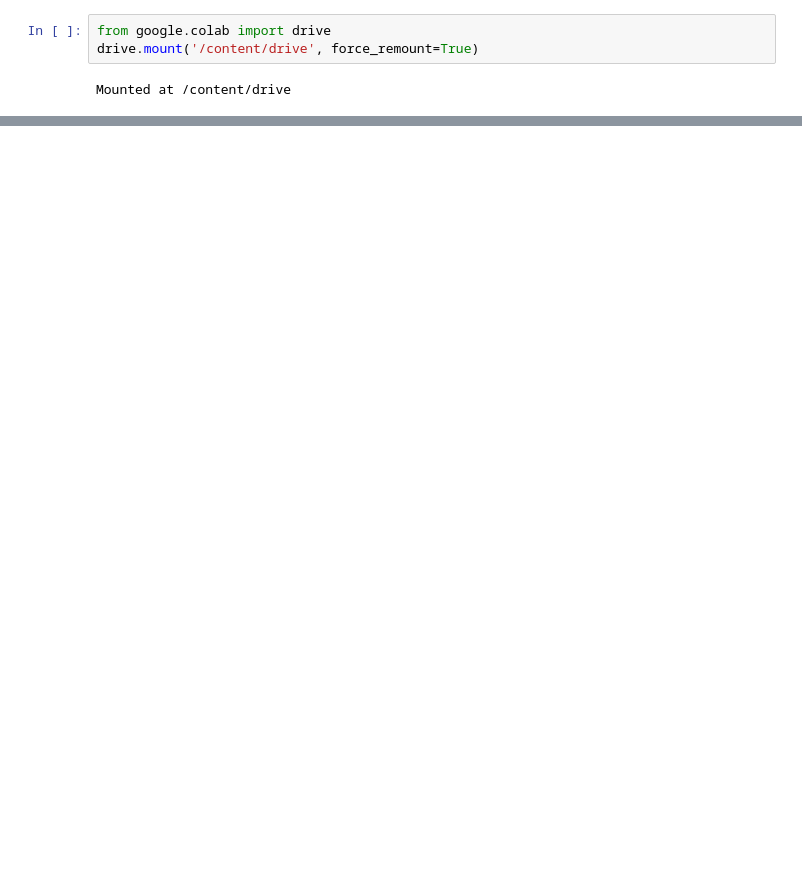
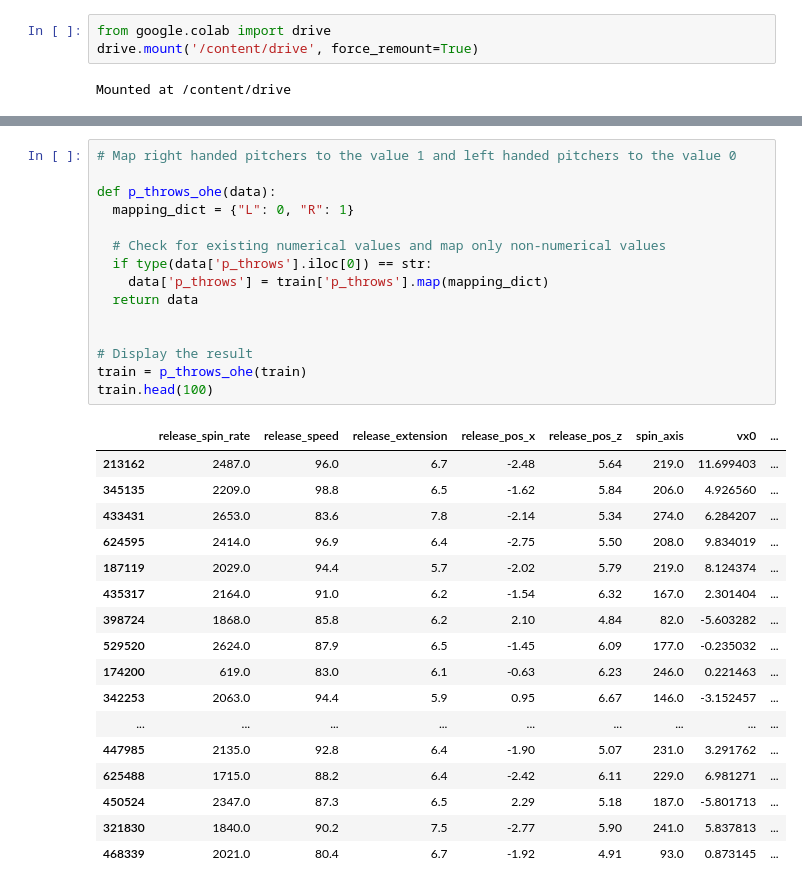
Before and after one commit to willcoomans5/mlb_predictions, a Jupyter notebook: mlb_game_data.ipynb, the cells around one changed output, grey strips where cells are left out. Cells and saved outputs as stored; diff of their text form; blank space fills up the shorter version.

```diff
--- a/mlb_game_data.ipynb
+++ b/mlb_game_data.ipynb
@@ -148,0 +132,33 @@ sc
+# %%
+# Map right handed pitchers to the value 1 and left handed pitchers to the value 0
+
+def p_throws_ohe(data):
+  mapping_dict = {"L": 0, "R": 1}
+
+  # Check for existing numerical values and map only non-numerical values
+  if type(data['p_throws'].iloc[0]) == str:
+    data['p_throws'] = train['p_throws'].map(mapping_dict)
+  return data
+
+
+# Display the result
+train = p_throws_ohe(train)
+train.head(100)
+# %% [output]
+|  | release_spin_rate | release_speed | release_extension | release_pos_x | release_pos_z | spin_axis | vx0 | ... |
+| 213162 | 2487.0 | 96.0 | 6.7 | -2.48 | 5.64 | 219.0 | 11.699403 | ... |
+| 345135 | 2209.0 | 98.8 | 6.5 | -1.62 | 5.84 | 206.0 | 4.926560 | ... |
+| 433431 | 2653.0 | 83.6 | 7.8 | -2.14 | 5.34 | 274.0 | 6.284207 | ... |
+| 624595 | 2414.0 | 96.9 | 6.4 | -2.75 | 5.50 | 208.0 | 9.834019 | ... |
+| 187119 | 2029.0 | 94.4 | 5.7 | -2.02 | 5.79 | 219.0 | 8.124374 | ... |
+| 435317 | 2164.0 | 91.0 | 6.2 | -1.54 | 6.32 | 167.0 | 2.301404 | ... |
+| 398724 | 1868.0 | 85.8 | 6.2 | 2.10 | 4.84 | 82.0 | -5.603282 | ... |
+| 529520 | 2624.0 | 87.9 | 6.5 | -1.45 | 6.09 | 177.0 | -0.235032 | ... |
+| 174200 | 619.0 | 83.0 | 6.1 | -0.63 | 6.23 | 246.0 | 0.221463 | ... |
+| 342253 | 2063.0 | 94.4 | 5.9 | 0.95 | 6.67 | 146.0 | -3.152457 | ... |
+| ... | ... | ... | ... | ... | ... | ... | ... | ... |
+| 447985 | 2135.0 | 92.8 | 6.4 | -1.90 | 5.07 | 231.0 | 3.291762 | ... |
+| 625488 | 1715.0 | 88.2 | 6.4 | -2.42 | 6.11 | 229.0 | 6.981271 | ... |
+| 450524 | 2347.0 | 87.3 | 6.5 | 2.29 | 5.18 | 187.0 | -5.801713 | ... |
+| 321830 | 1840.0 | 90.2 | 7.5 | -2.77 | 5.90 | 241.0 | 5.837813 | ... |
+| 468339 | 2021.0 | 80.4 | 6.7 | -1.92 | 4.91 | 93.0 | 0.873145 | ... |
```
Also changed, not shown: parts of 28 cells of this notebook.
